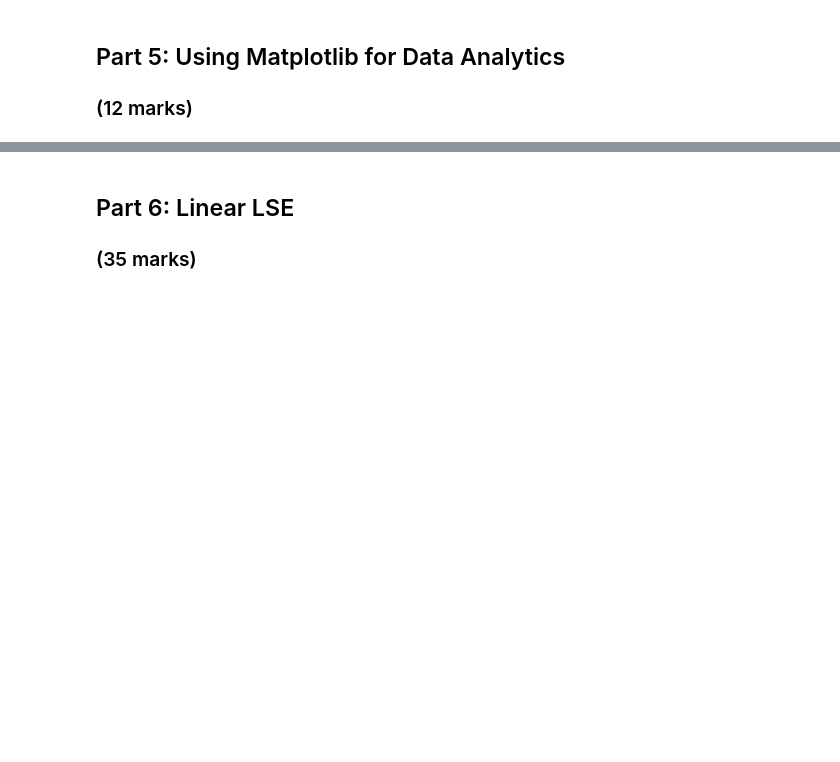
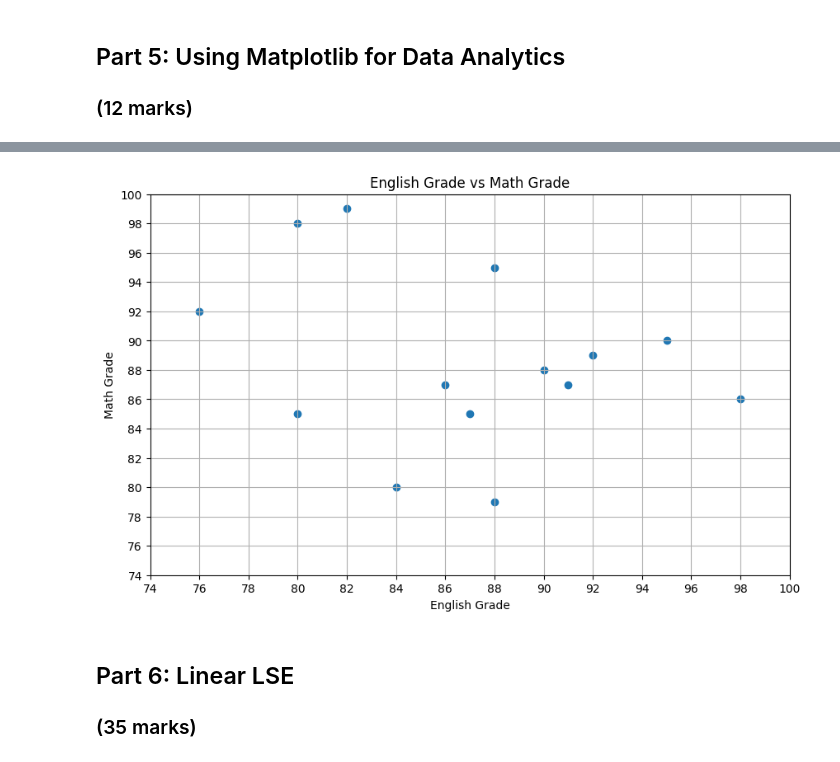
Before and after one commit to haniya-naeem/ENGG680_2025_Fall, a Jupyter notebook: Lab_Assignment1/Assignment1.ipynb, the cells around one changed output, grey strips where cells are left out. Drawn from its saved outputs; the diff is of its cells as text; code cells hidden in the pictures; blank space fills up the shorter version.

```diff
--- a/Lab_Assignment1/Assignment1.ipynb
+++ b/Lab_Assignment1/Assignment1.ipynb
@@ -708,22 +716,27 @@ plt.show()
 # %%
 # Let's also use matplotlib to display a scatter plot of English vs. Math grades
 # Scatter plots are useful for seeing the relationship between two variables
 plt.figure(figsize=(10, 6))
 
 # Step 1: Use .scatter(x_data, y_data) to create a scatter plot using the English grades on the x-axis, and Math grades on the y-axis
 # (2 mark)
-#
+plt.scatter(df_studentGrades['englishGrade'], df_studentGrades['mathGrade'])
 
 # Step 1: Properly label the x and y axes as well as the title of your plot.
 # (3 marks)
-#
+plt.xticks(range(74,101,2))
+plt.xlabel('English Grade')
+plt.yticks(range(74,101,2))
+plt.ylabel('Math Grade')
+plt.title('English Grade vs Math Grade')
 plt.grid(True)
 
 # Step 2: Output an image file for the scatter plot with a descriptive file name
 # (1 mark)
-#
-
+plt.savefig('scatter_english_math.png')
 plt.show()
+# %% [output]
+[figure, added]
 # %%
 # From the scatter plot, is there a relationship between the Math and English grades?
 # (1 mark)
```
Also changed, not shown: parts of 10 cells of this notebook.
